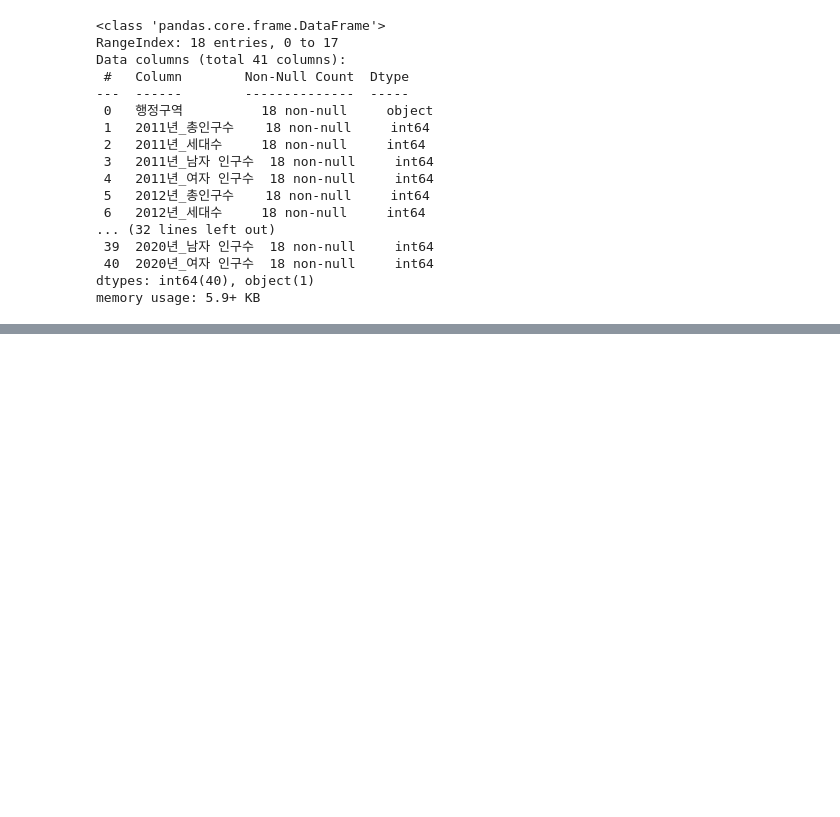
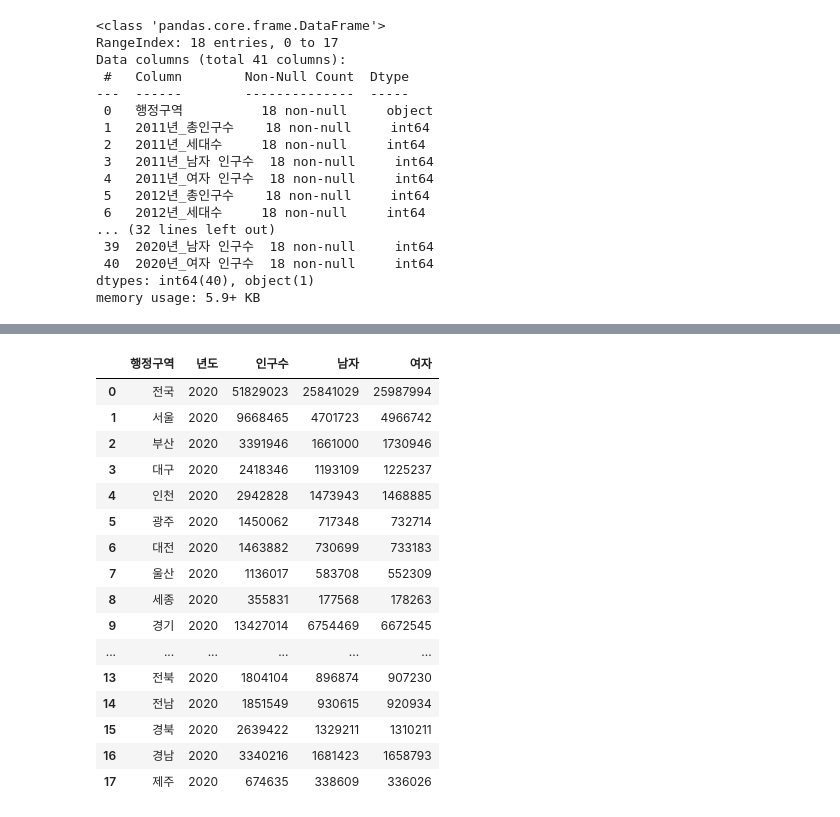
Before and after one commit to CraftyDragon678/study-bigdata, a Jupyter notebook: 40_데이터분석 실습/06_인구데이터분석.ipynb, the cells around one changed output, grey strips where cells are left out. Saved outputs shown, nothing was run; the diff lists cells and outputs as text; code cells hidden in the pictures; blank space fills up the shorter version.

```diff
--- a/40_데이터분석 실습/06_인구데이터분석.ipynb
+++ b/40_데이터분석 실습/06_인구데이터분석.ipynb
@@ -47,0 +167,20 @@ pd.melt(df, id_vars=['행정구역'], value_vars=[''])
+# %%
+df_2020_all
+# %% [output]
+|  | 행정구역 | 년도 | 인구수 | 남자 | 여자 |
+| 0 | 전국 | 2020 | 51829023 | 25841029 | 25987994 |
+| 1 | 서울 | 2020 | 9668465 | 4701723 | 4966742 |
+| 2 | 부산 | 2020 | 3391946 | 1661000 | 1730946 |
+| 3 | 대구 | 2020 | 2418346 | 1193109 | 1225237 |
+| 4 | 인천 | 2020 | 2942828 | 1473943 | 1468885 |
+| 5 | 광주 | 2020 | 1450062 | 717348 | 732714 |
+| 6 | 대전 | 2020 | 1463882 | 730699 | 733183 |
+| 7 | 울산 | 2020 | 1136017 | 583708 | 552309 |
+| 8 | 세종 | 2020 | 355831 | 177568 | 178263 |
+| 9 | 경기 | 2020 | 13427014 | 6754469 | 6672545 |
+| ... | ... | ... | ... | ... | ... |
+| 13 | 전북 | 2020 | 1804104 | 896874 | 907230 |
+| 14 | 전남 | 2020 | 1851549 | 930615 | 920934 |
+| 15 | 경북 | 2020 | 2639422 | 1329211 | 1310211 |
+| 16 | 경남 | 2020 | 3340216 | 1681423 | 1658793 |
+| 17 | 제주 | 2020 | 674635 | 338609 | 336026 |
```
Also changed, not shown: parts of 14 cells of this notebook.
